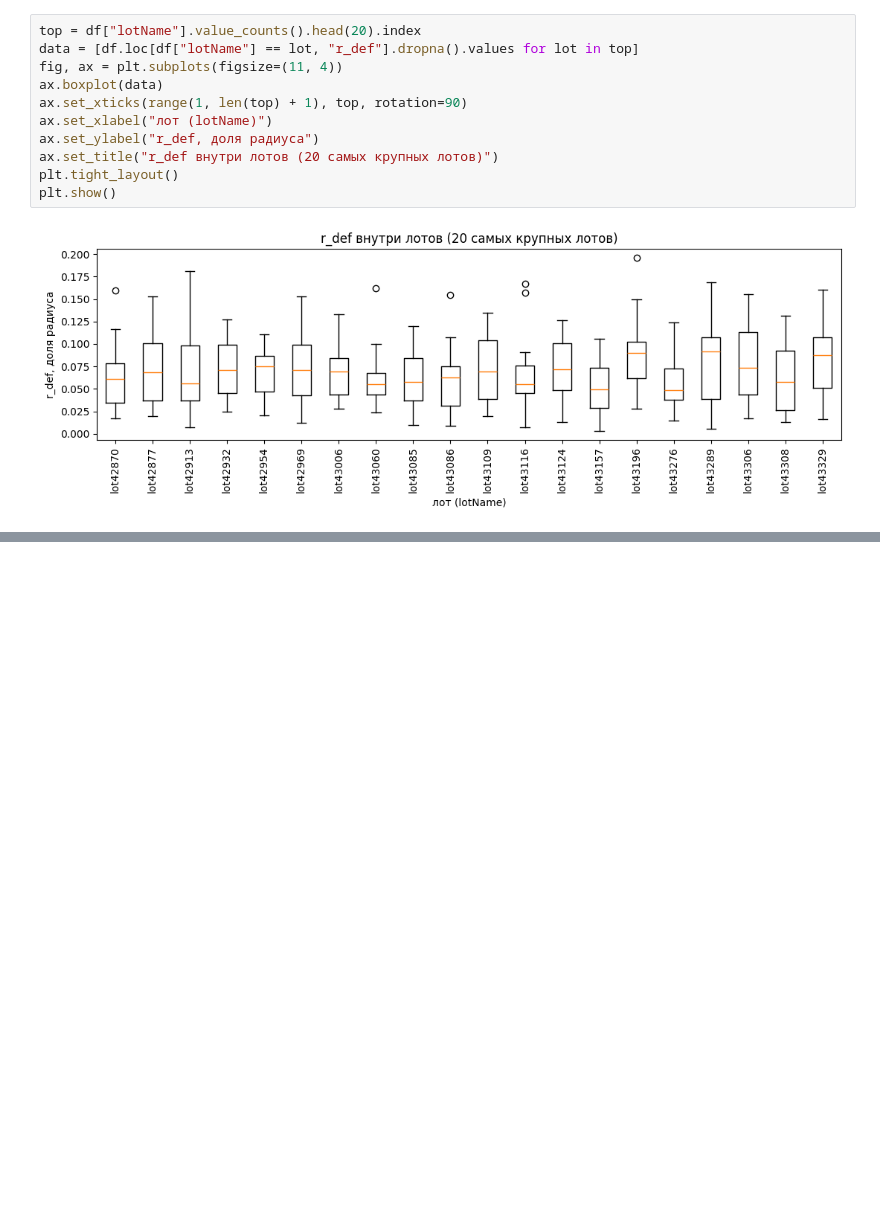
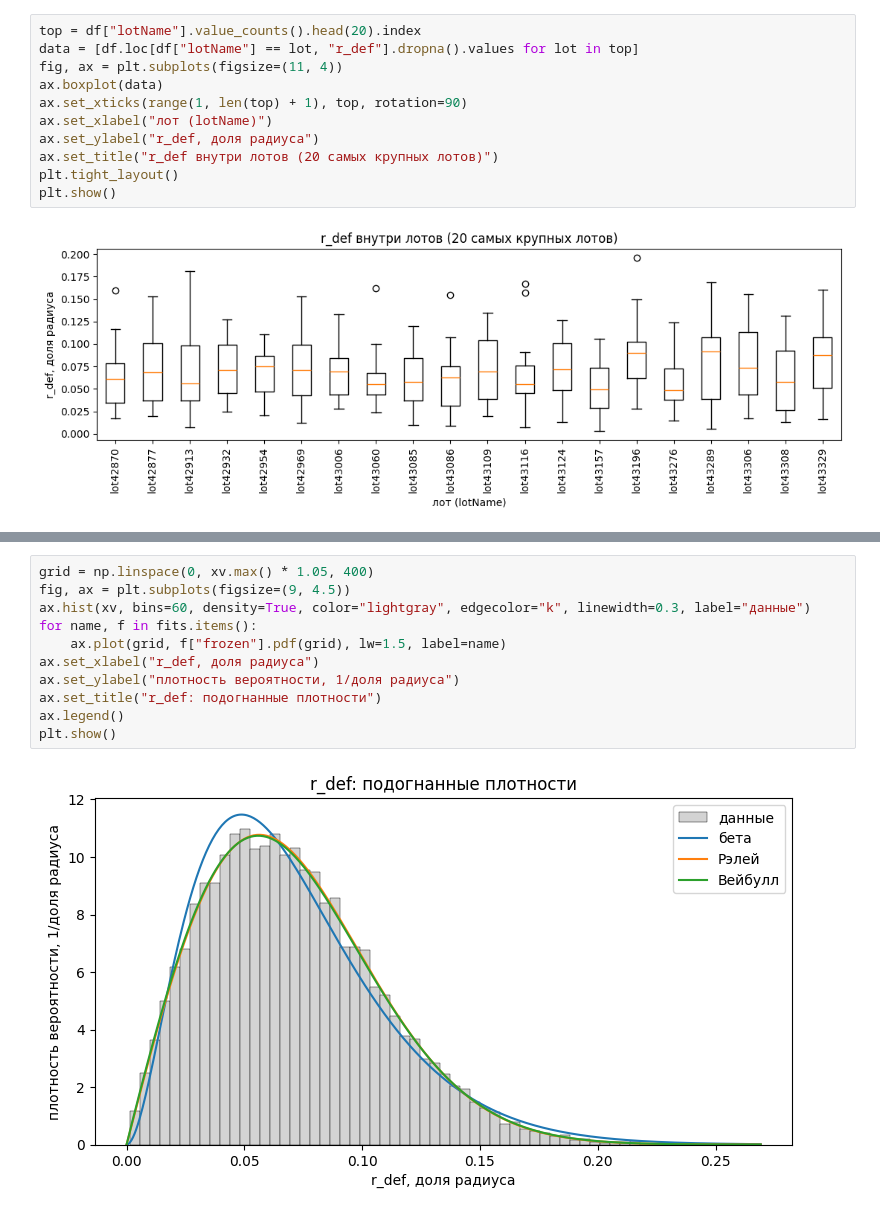
Before and after one commit to SanechkaTuoKe/APPSTAT-LABWORK, a Jupyter notebook: notebooks/rv03_r_def.ipynb, the cells around one changed output, grey strips where cells are left out. Saved outputs shown, nothing was run; the diff lists cells and outputs as text; blank space fills up the shorter version.

```diff
--- a/notebooks/rv03_r_def.ipynb
+++ b/notebooks/rv03_r_def.ipynb
@@ -98,0 +195,13 @@ plt.show()
+# %%
+grid = np.linspace(0, xv.max() * 1.05, 400)
+fig, ax = plt.subplots(figsize=(9, 4.5))
+ax.hist(xv, bins=60, density=True, color="lightgray", edgecolor="k", linewidth=0.3, label="данные")
+for name, f in fits.items():
+    ax.plot(grid, f["frozen"].pdf(grid), lw=1.5, label=name)
+ax.set_xlabel("r_def, доля радиуса")
+ax.set_ylabel("плотность вероятности, 1/доля радиуса")
+ax.set_title("r_def: подогнанные плотности")
+ax.legend()
+plt.show()
+# %% [output]
+[figure, added]
```
Also changed, not shown: parts of 14 cells of this notebook.
